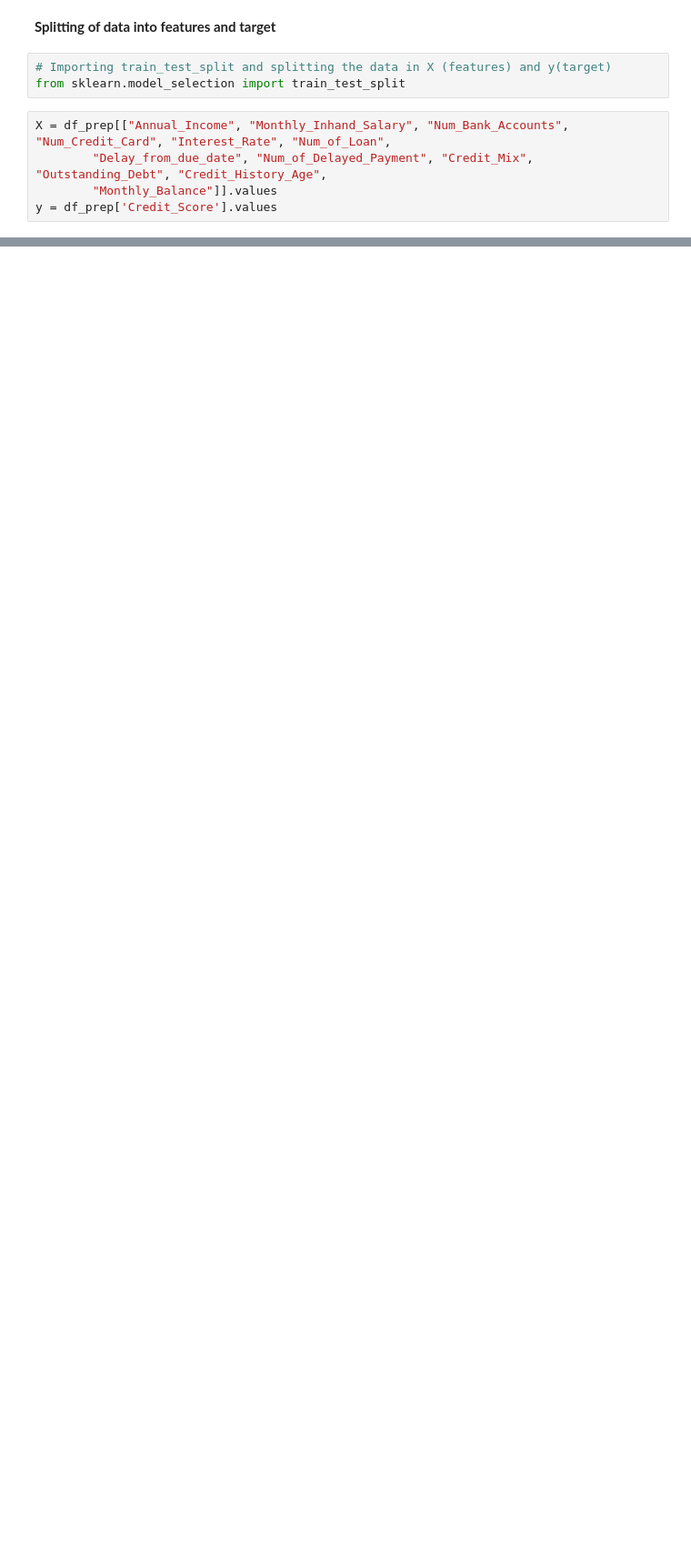
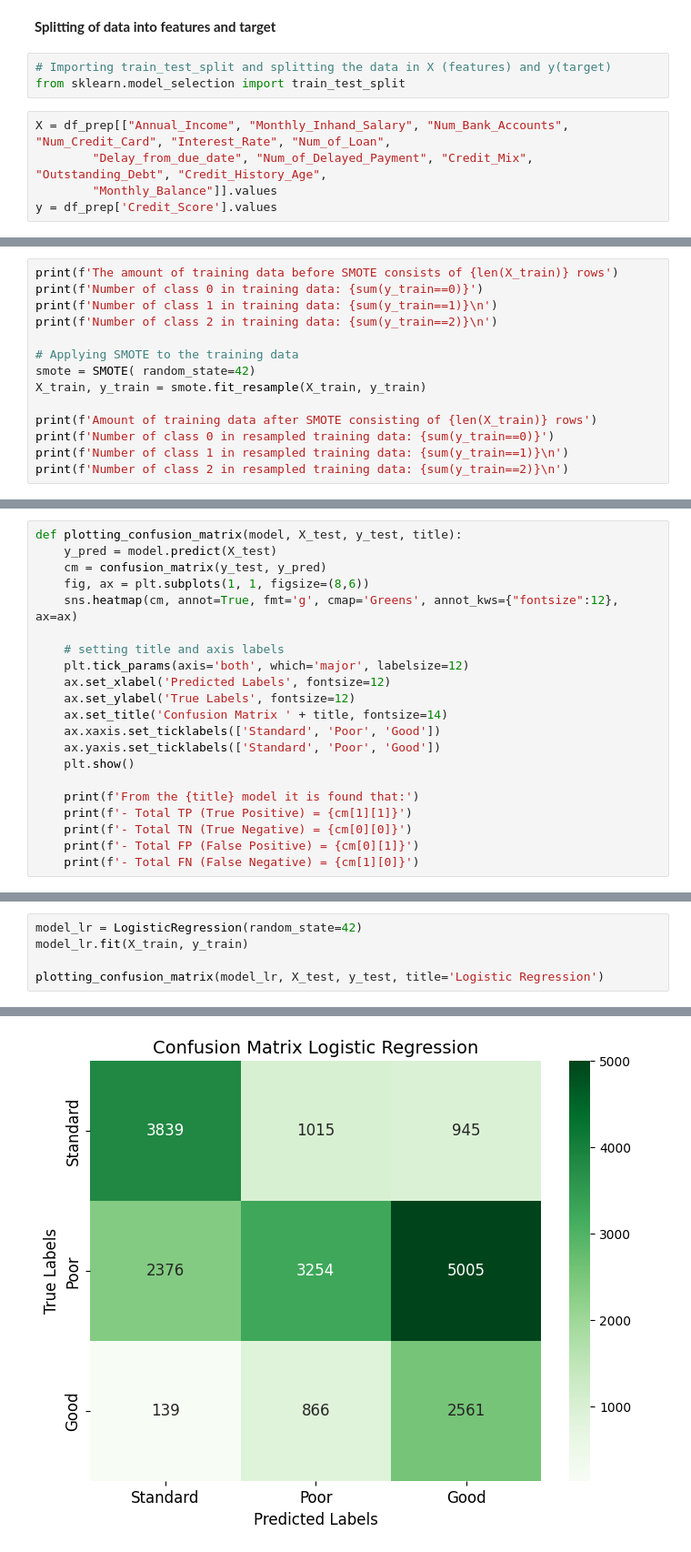
Before and after one commit to Parvathy1122/Internship_ict_acadamy, a Jupyter notebook: Internship_Parvathy.ipynb, the cells around one changed output, grey strips where cells are left out. Shown at 91% size. Drawn from its saved outputs; the diff is of its cells as text; blank space fills up the shorter version.

```diff
--- a/Internship_Parvathy.ipynb
+++ b/Internship_Parvathy.ipynb
@@ -402,0 +470,14 @@ y = df_prep['Credit_Score'].values
+# %%
+print(f'The amount of training data before SMOTE consists of {len(X_train)} rows')
+print(f'Number of class 0 in training data: {sum(y_train==0)}')
+print(f'Number of class 1 in training data: {sum(y_train==1)}\n')
+print(f'Number of class 2 in training data: {sum(y_train==2)}\n')
+
+# Applying SMOTE to the training data
+smote = SMOTE( random_state=42)
+X_train, y_train = smote.fit_resample(X_train, y_train)
+
+print(f'Amount of training data after SMOTE consisting of {len(X_train)} rows')
+print(f'Number of class 0 in resampled training data: {sum(y_train==0)}')
+print(f'Number of class 1 in resampled training data: {sum(y_train==1)}\n')
+print(f'Number of class 2 in resampled training data: {sum(y_train==2)}\n')
@@ -402,0 +498,21 @@ y = df_prep['Credit_Score'].values
+# %%
+def plotting_confusion_matrix(model, X_test, y_test, title):
+    y_pred = model.predict(X_test)
+    cm = confusion_matrix(y_test, y_pred)
+    fig, ax = plt.subplots(1, 1, figsize=(8,6))
+    sns.heatmap(cm, annot=True, fmt='g', cmap='Greens', annot_kws={"fontsize":12}, ax=ax)
+
+    # setting title and axis labels
+    plt.tick_params(axis='both', which='major', labelsize=12)
+    ax.set_xlabel('Predicted Labels', fontsize=12)
+    ax.set_ylabel('True Labels', fontsize=12)
+    ax.set_title('Confusion Matrix ' + title, fontsize=14)
+    ax.xaxis.set_ticklabels(['Standard', 'Poor', 'Good'])
+    ax.yaxis.set_ticklabels(['Standard', 'Poor', 'Good'])
+    plt.show()
+
+    print(f'From the {title} model it is found that:')
+    print(f'- Total TP (True Positive) = {cm[1][1]}')
+    print(f'- Total TN (True Negative) = {cm[0][0]}')
+    print(f'- Total FP (False Positive) = {cm[0][1]}')
+    print(f'- Total FN (False Negative) = {cm[1][0]}')
@@ -402,0 +521,6 @@ y = df_prep['Credit_Score'].values
+# %%
+model_lr = LogisticRegression(random_state=42)
+model_lr.fit(X_train, y_train)
+
+plotting_confusion_matrix(model_lr, X_test, y_test, title='Logistic Regression')
+# %% [output]
@@ -402,0 +534 @@ y = df_prep['Credit_Score'].values
+[figure, added]
```
Also changed, not shown: parts of 38 cells of this notebook.
